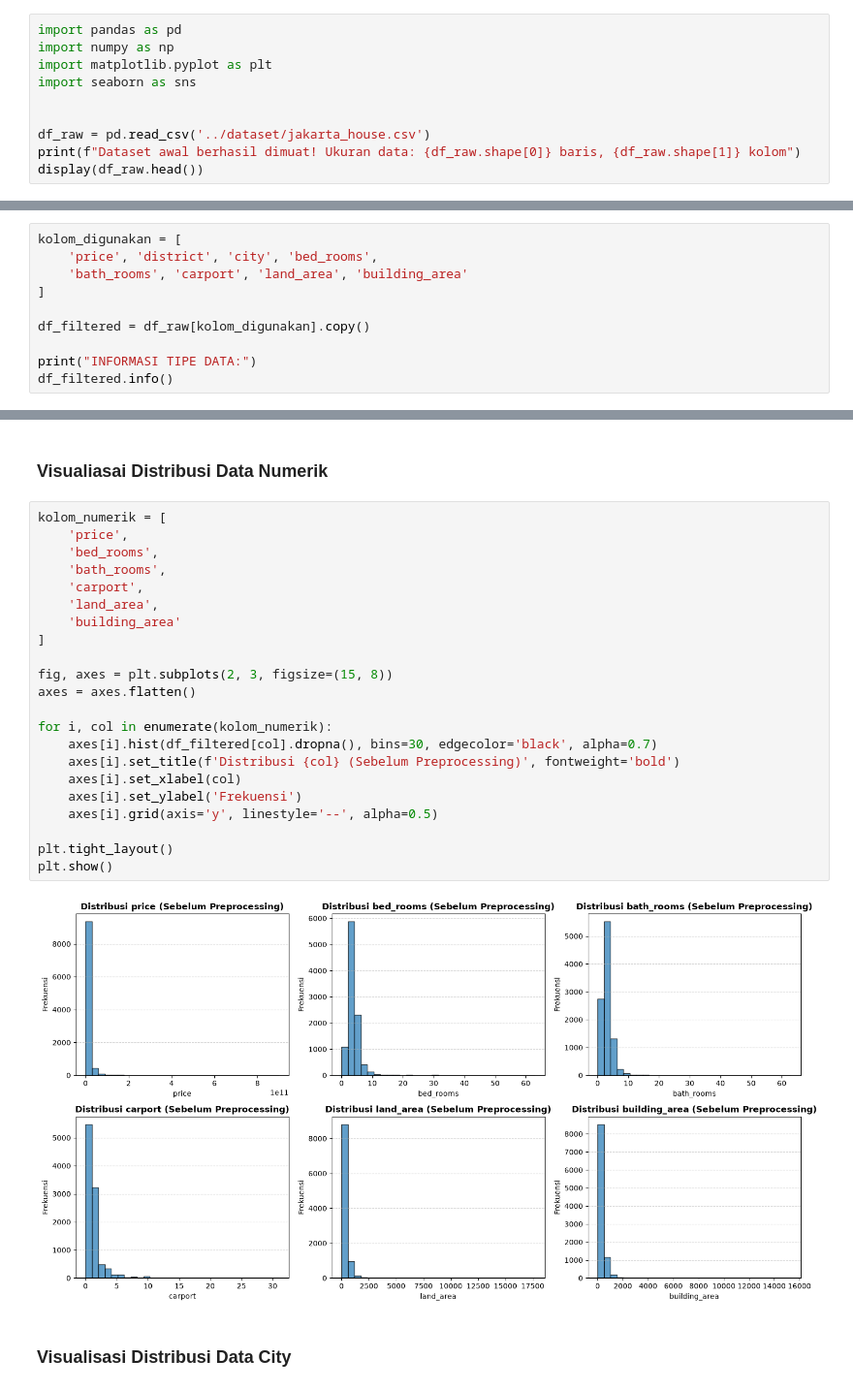
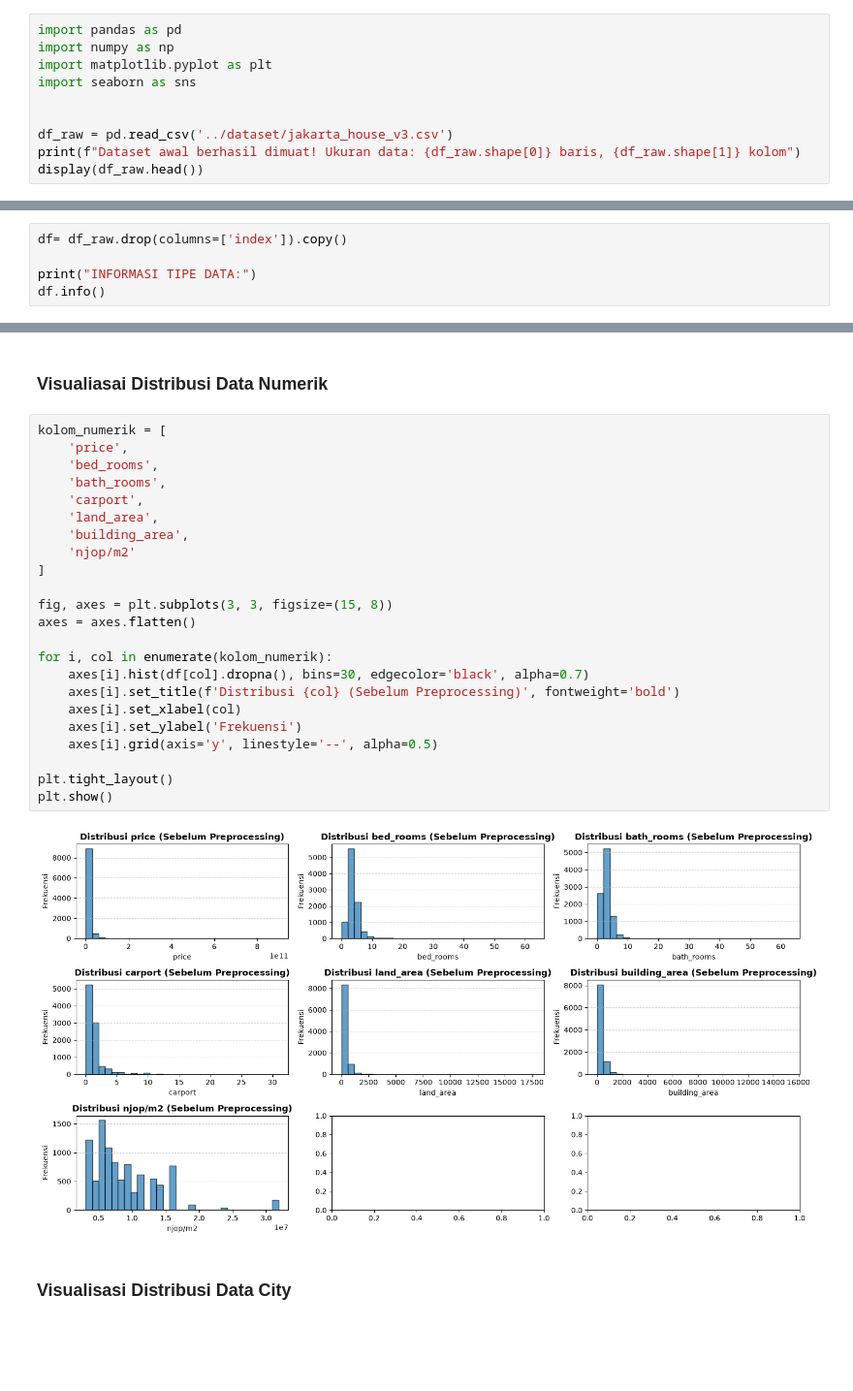
Before and after one commit to TI3G-PBL-House-Price/ml-model-testing, a Jupyter notebook: preprocessing/01_data_understanding.ipynb, the cells around one changed output, grey strips where cells are left out. Shown at 97% size. Saved outputs shown, nothing was run; the diff lists cells and outputs as text; blank space fills up the shorter version.

Commit message:
feat: tambahkan variabel NJOP dan perbarui pemodelan harga rumah

```diff
--- a/preprocessing/01_data_understanding.ipynb
+++ b/preprocessing/01_data_understanding.ipynb
@@ -7,7 +7,7 @@ import matplotlib.pyplot as plt
 import seaborn as sns
 
 
-df_raw = pd.read_csv('../dataset/jakarta_house.csv')
+df_raw = pd.read_csv('../dataset/jakarta_house_v3.csv')
 print(f"Dataset awal berhasil dimuat! Ukuran data: {df_raw.shape[0]} baris, {df_raw.shape[1]} kolom")
 display(df_raw.head())
 # %% [output]
@@ -21,15 +21,10 @@ Dataset awal berhasil dimuat! Ukuran data: 10000 baris, 9 kolom
 # %% [markdown]
 ### Identifikasi Tipe Data
 # %%
-kolom_digunakan = [
-    'price', 'district', 'city', 'bed_rooms',
-    'bath_rooms', 'carport', 'land_area', 'building_area'
-]
-
-df_filtered = df_raw[kolom_digunakan].copy()
+df= df_raw.drop(columns=['index']).copy()
 
 print("INFORMASI TIPE DATA:")
-df_filtered.info()
+df.info()
 # %% [output]
 INFORMASI TIPE DATA:
 <class 'pandas.DataFrame'>
@@ -97,27 +94,28 @@ JUMLAH DATA DUPLIKAT: 526
 # %%
 kolom_numerik = [
     'price',
     'bed_rooms',
     'bath_rooms',
     'carport',
     'land_area',
-    'building_area'
+    'building_area',
+    'njop/m2'
 ]
 
-fig, axes = plt.subplots(2, 3, figsize=(15, 8))
+fig, axes = plt.subplots(3, 3, figsize=(15, 8))
 axes = axes.flatten()
 
 for i, col in enumerate(kolom_numerik):
-    axes[i].hist(df_filtered[col].dropna(), bins=30, edgecolor='black', alpha=0.7)
+    axes[i].hist(df[col].dropna(), bins=30, edgecolor='black', alpha=0.7)
     axes[i].set_title(f'Distribusi {col} (Sebelum Preprocessing)', fontweight='bold')
     axes[i].set_xlabel(col)
     axes[i].set_ylabel('Frekuensi')
     axes[i].grid(axis='y', linestyle='--', alpha=0.5)
 
 plt.tight_layout()
 plt.show()
 # %% [output]
-[figure, old version]
+[figure, new version]
 # %% [markdown]
 ### Visualisasi Distribusi Data City
 # %%
```
Also changed, not shown: parts of 6 cells of this notebook, 11 other files.
